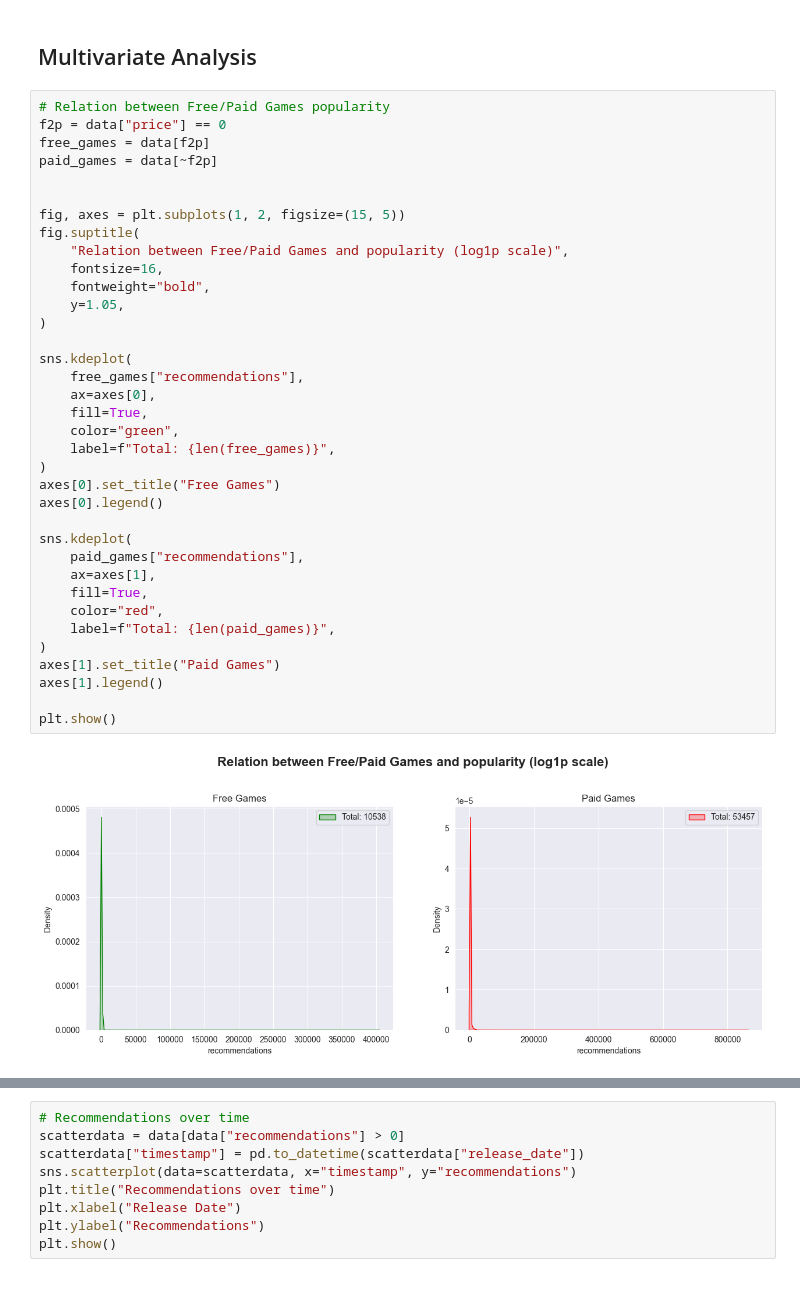
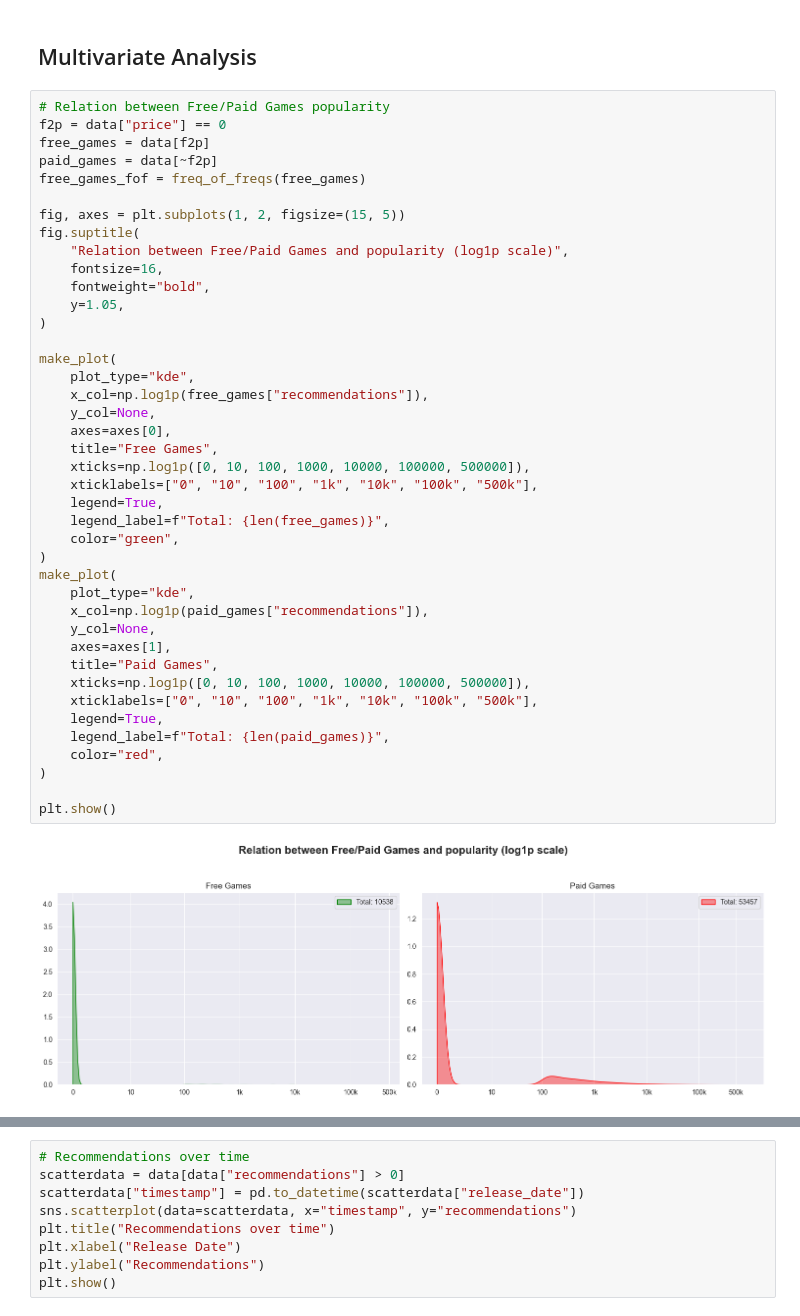
Before and after one commit to MCAlberto55/steam-games-analysis, a Jupyter notebook: notebooks/eda_analysis.ipynb, the cells around one changed output, grey strips where cells are left out. Saved outputs shown, nothing was run; the diff lists cells and outputs as text; blank space fills up the shorter version.

Commit message:
Refactor Relation between Free/Paid Games popularity

```diff
--- a/notebooks/eda_analysis.ipynb
+++ b/notebooks/eda_analysis.ipynb
@@ -630,39 +620,44 @@ make_plot(
 # %%
 # Relation between Free/Paid Games popularity
 f2p = data["price"] == 0
 free_games = data[f2p]
 paid_games = data[~f2p]
-
+free_games_fof = freq_of_freqs(free_games)
 
 fig, axes = plt.subplots(1, 2, figsize=(15, 5))
 fig.suptitle(
     "Relation between Free/Paid Games and popularity (log1p scale)",
     fontsize=16,
     fontweight="bold",
     y=1.05,
 )
 
-sns.kdeplot(
-    free_games["recommendations"],
-    ax=axes[0],
-    fill=True,
+make_plot(
+    plot_type="kde",
+    x_col=np.log1p(free_games["recommendations"]),
+    y_col=None,
+    axes=axes[0],
+    title="Free Games",
+    xticks=np.log1p([0, 10, 100, 1000, 10000, 100000, 500000]),
+    xticklabels=["0", "10", "100", "1k", "10k", "100k", "500k"],
+    legend=True,
+    legend_label=f"Total: {len(free_games)}",
     color="green",
-    label=f"Total: {len(free_games)}",
 )
-axes[0].set_title("Free Games")
-axes[0].legend()
-
-sns.kdeplot(
-    paid_games["recommendations"],
-    ax=axes[1],
-    fill=True,
+make_plot(
+    plot_type="kde",
+    x_col=np.log1p(paid_games["recommendations"]),
+    y_col=None,
+    axes=axes[1],
+    title="Paid Games",
+    xticks=np.log1p([0, 10, 100, 1000, 10000, 100000, 500000]),
+    xticklabels=["0", "10", "100", "1k", "10k", "100k", "500k"],
+    legend=True,
+    legend_label=f"Total: {len(paid_games)}",
     color="red",
-    label=f"Total: {len(paid_games)}",
 )
-axes[1].set_title("Paid Games")
-axes[1].legend()
 
 plt.show()
 # %% [output]
-[figure, old version]
+[figure, new version]
 # %%
```
Also changed, not shown: parts of 6 cells of this notebook, 1 other file.
